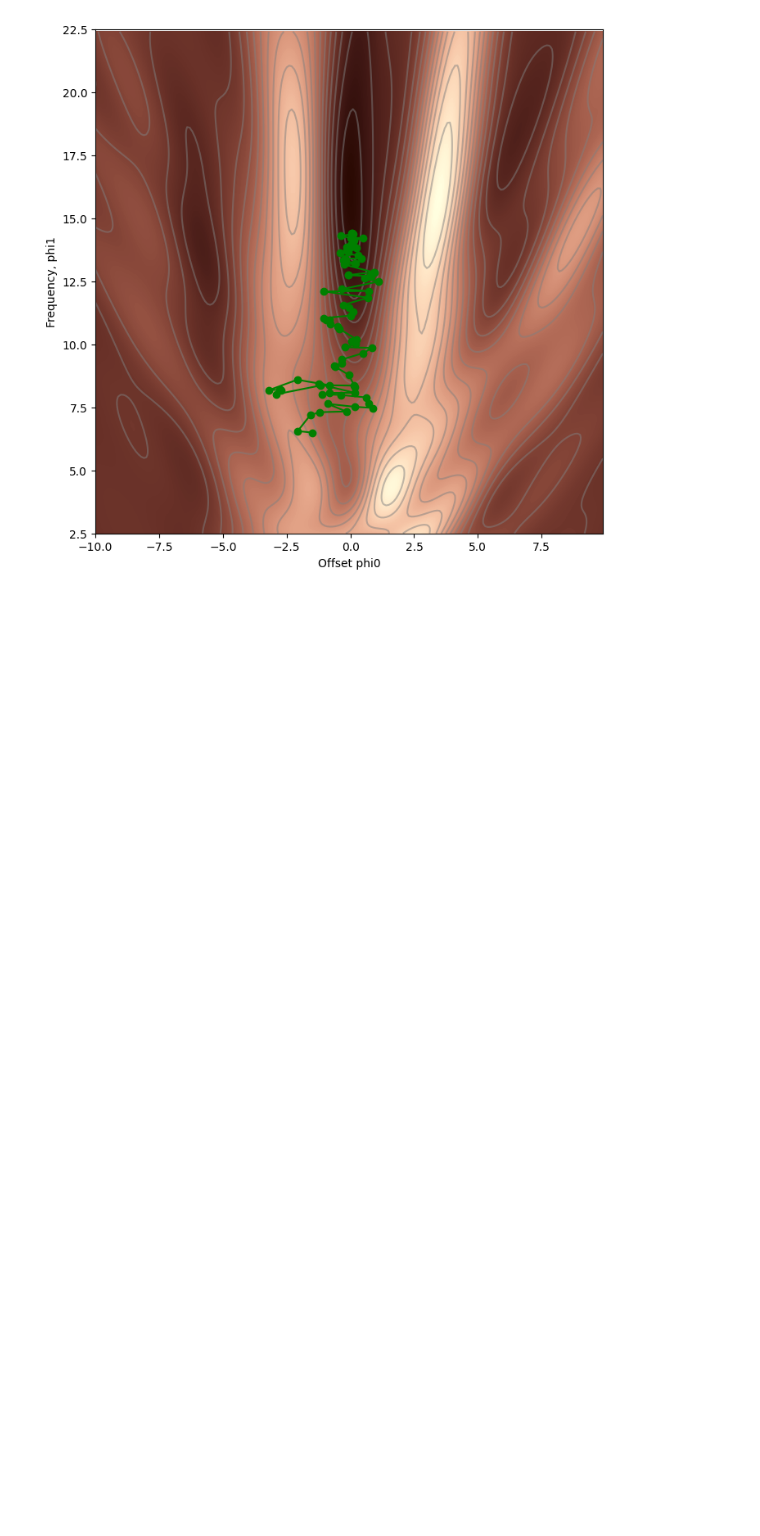
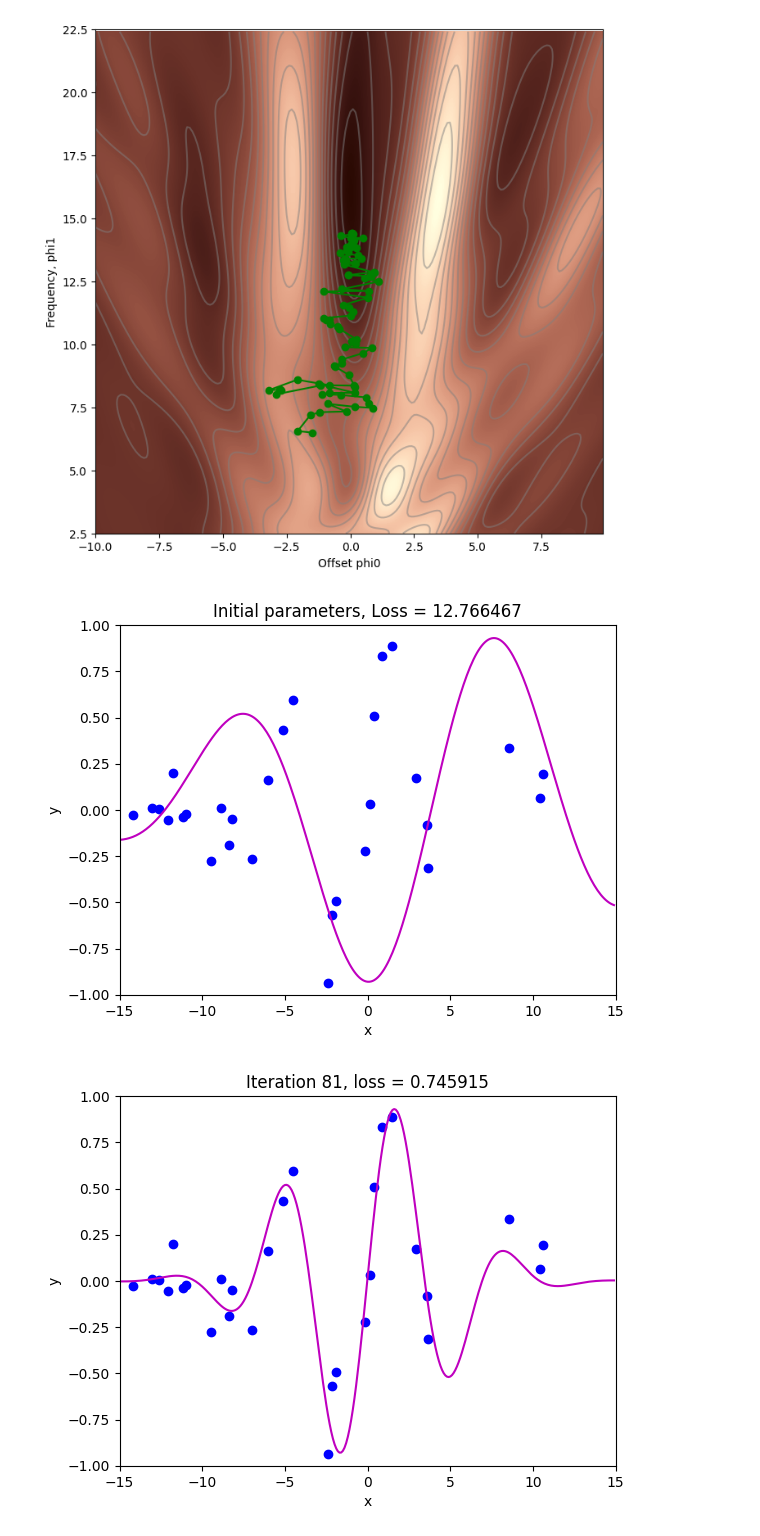
Before and after one commit to Saransh-Basu-01/Understanding-Deep-learning-, a Jupyter notebook: Chapter_6_Fitting_Models_3.ipynb, the cells around one changed output. Cells and saved outputs as stored; diff of their text form; code cells hidden in the pictures; blank space fills up the shorter version.

```diff
--- a/Chapter_6_Fitting_Models_3.ipynb
+++ b/Chapter_6_Fitting_Models_3.ipynb
@@ -145,31 +145,34 @@ draw_loss_function(compute_loss, data, model,phi_all)
 # %%
 # Set the random number generator so you always get same numbers (disable if you don't want this)
 np.random.seed(1)
 # Initialize the parameters
 n_steps = 81
 batch_size = 5
 alpha = 0.6
 beta = 0.6
 momentum = np.zeros([2,1])
 phi_all = np.zeros((2,n_steps+1))
 phi_all[0,0] = -1.5
 phi_all[1,0] = 6.5
 
 # Measure loss and draw initial model
 loss =  compute_loss(data[0,:], data[1,:], model, phi_all[:,0:1])
 draw_model(data,model,phi_all[:,0:1], "Initial parameters, Loss = %f"%(loss))
 
 for c_step in range (n_steps):
   # Choose random batch indices
   batch_index = np.random.permutation(data.shape[1])[0:batch_size]
   # Compute the gradient
   gradient = compute_gradient(data[0,batch_index], data[1,batch_index],  phi_all[:,c_step:c_step+1])
   # TODO -- calculate momentum - replace the line below
-  momentum = np.zeros([2,1])
+  momentum = beta * momentum + (1 - beta) * gradient
 
   # Update the parameters
   phi_all[:,c_step+1:c_step+2] = phi_all[:,c_step:c_step+1] - alpha * momentum
 
 loss =  compute_loss(data[0,:], data[1,:], model, phi_all[:,c_step+1:c_step+2])
 draw_model(data,model,phi_all[:,c_step+1], "Iteration %d, loss = %f"%(c_step+1,loss))
 draw_loss_function(compute_loss, data, model,phi_all)
+# %% [output]
+[figure, added]
+[figure, added]
```
Also changed, not shown: parts of 2 cells of this notebook.
